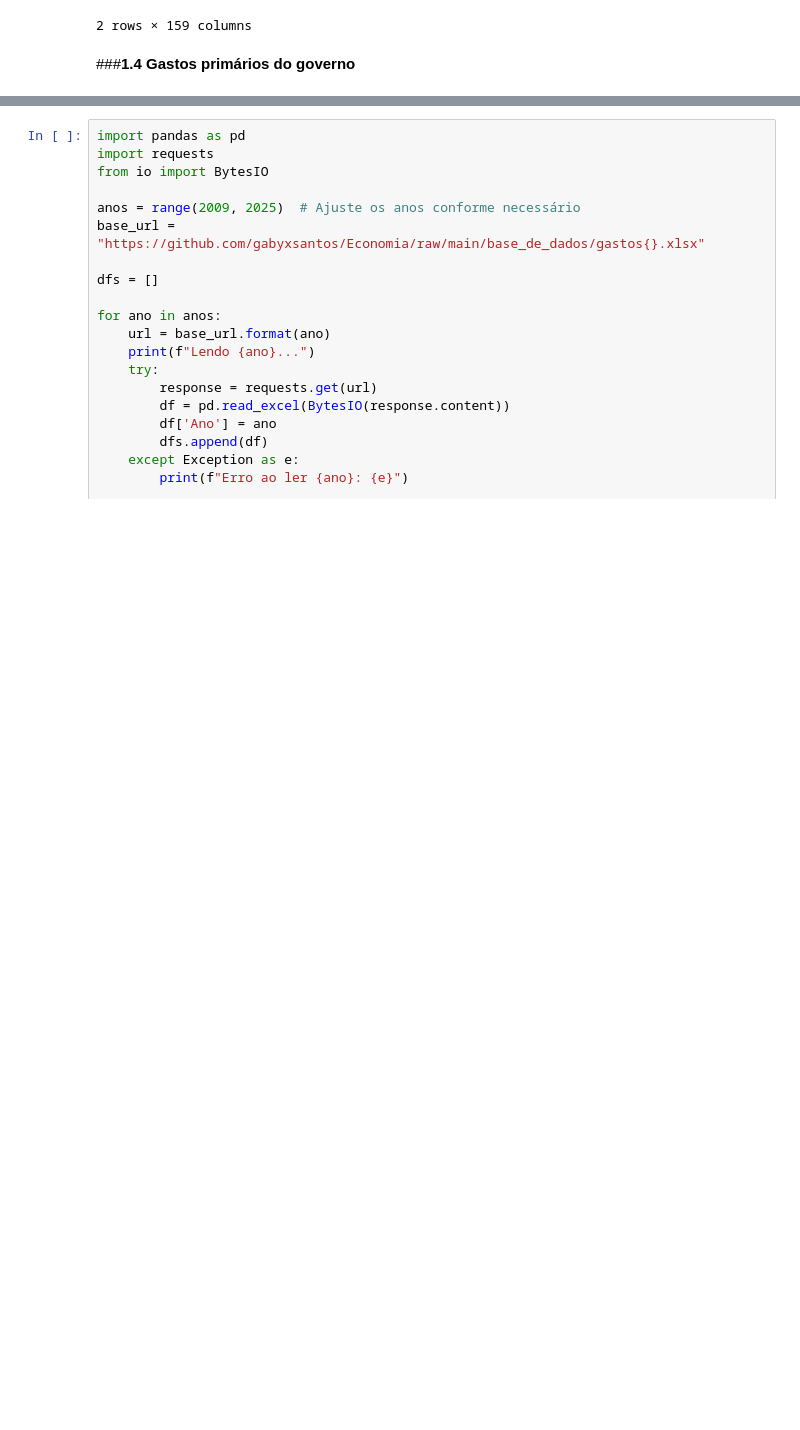
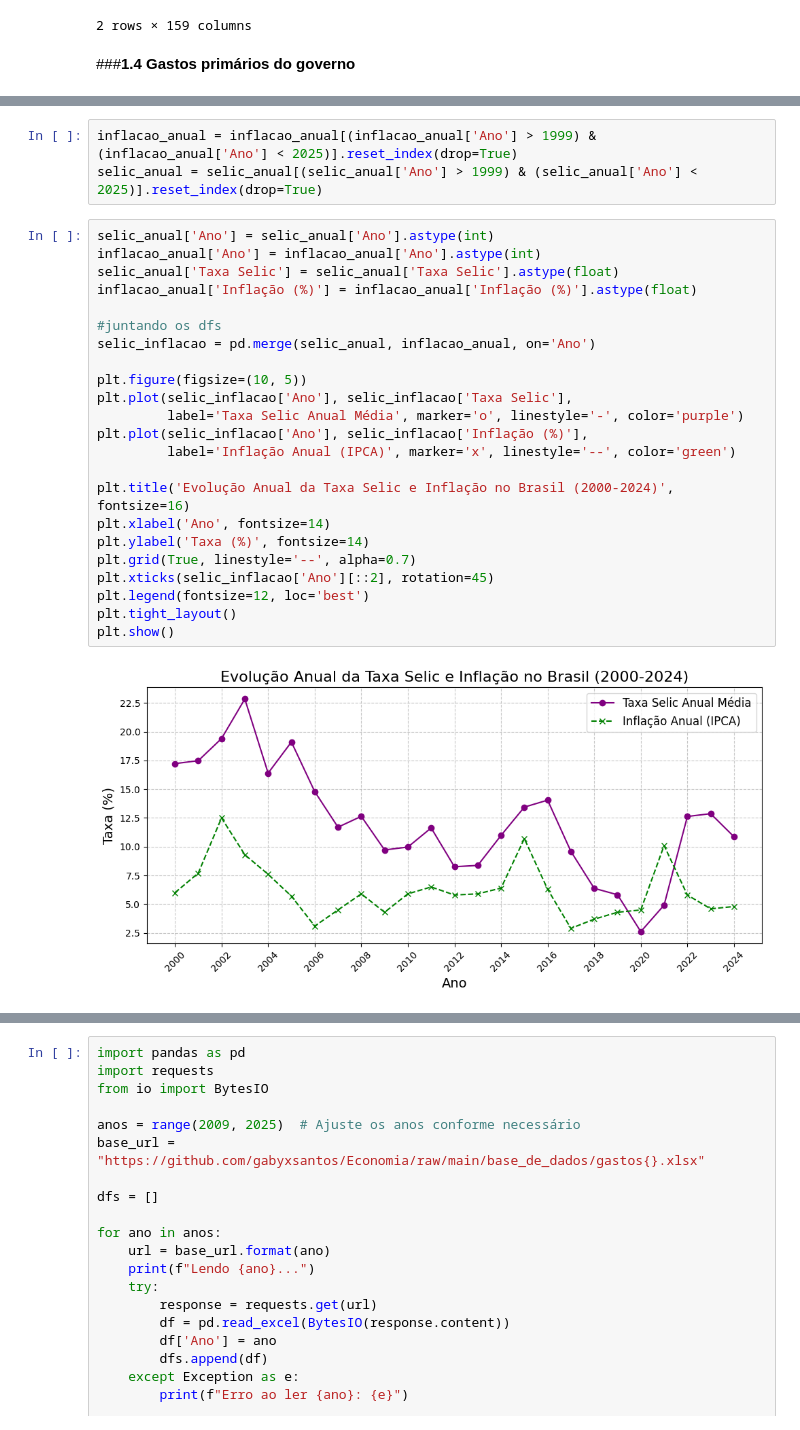
Before and after one commit to gabyxsantos/Economia, a Jupyter notebook: trabalho_pt2.ipynb, the cells around one changed output, grey strips where cells are left out. Cells and saved outputs as stored; diff of their text form; blank space fills up the shorter version.

```diff
--- a/trabalho_pt2.ipynb
+++ b/trabalho_pt2.ipynb
@@ -118,0 +615,28 @@ dados_rendMedio
+# %%
+inflacao_anual = inflacao_anual[(inflacao_anual['Ano'] > 1999) & (inflacao_anual['Ano'] < 2025)].reset_index(drop=True)
+selic_anual = selic_anual[(selic_anual['Ano'] > 1999) & (selic_anual['Ano'] < 2025)].reset_index(drop=True)
+# %%
+selic_anual['Ano'] = selic_anual['Ano'].astype(int)
+inflacao_anual['Ano'] = inflacao_anual['Ano'].astype(int)
+selic_anual['Taxa Selic'] = selic_anual['Taxa Selic'].astype(float)
+inflacao_anual['Inflação (%)'] = inflacao_anual['Inflação (%)'].astype(float)
+
+#juntando os dfs
+selic_inflacao = pd.merge(selic_anual, inflacao_anual, on='Ano')
+
+plt.figure(figsize=(10, 5))
+plt.plot(selic_inflacao['Ano'], selic_inflacao['Taxa Selic'],
+         label='Taxa Selic Anual Média', marker='o', linestyle='-', color='purple')
+plt.plot(selic_inflacao['Ano'], selic_inflacao['Inflação (%)'],
+         label='Inflação Anual (IPCA)', marker='x', linestyle='--', color='green')
+
+plt.title('Evolução Anual da Taxa Selic e Inflação no Brasil (2000-2024)', fontsize=16)
+plt.xlabel('Ano', fontsize=14)
+plt.ylabel('Taxa (%)', fontsize=14)
+plt.grid(True, linestyle='--', alpha=0.7)
+plt.xticks(selic_inflacao['Ano'][::2], rotation=45)
+plt.legend(fontsize=12, loc='best')
+plt.tight_layout()
+plt.show()
+# %% [output]
+[figure, added]
```
Also changed, not shown: parts of 70 cells of this notebook.
